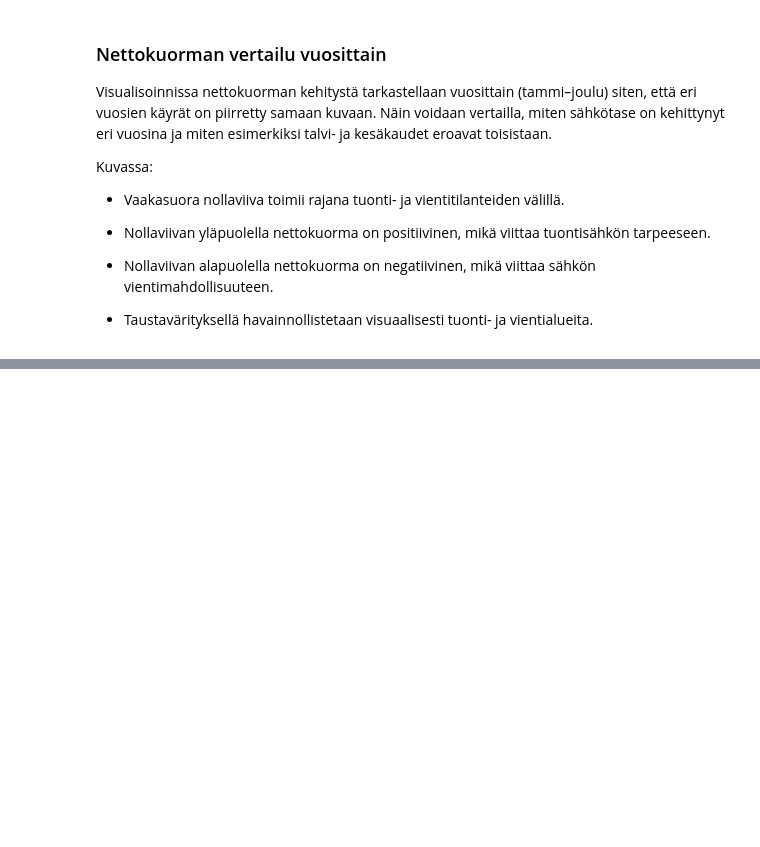
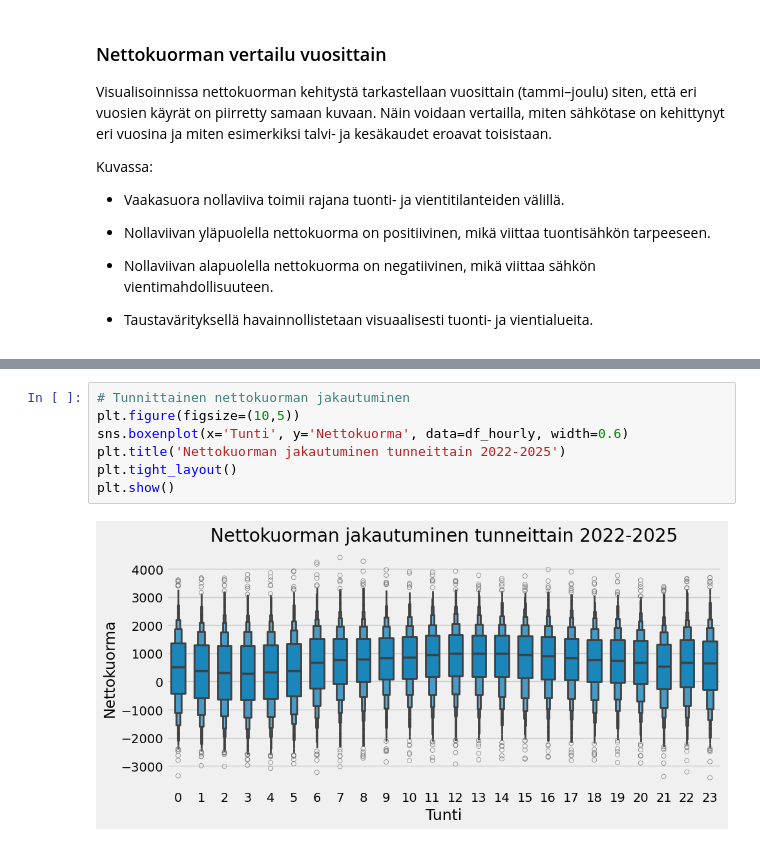
Before and after one commit to Santtulah/thesis, a Jupyter notebook: fingrid.ipynb, the cells around one changed output, grey strips where cells are left out. Drawn from its saved outputs; the diff is of its cells as text; blank space fills up the shorter version.

```diff
--- a/fingrid.ipynb
+++ b/fingrid.ipynb
@@ -423,0 +567,9 @@ Nettokuorman aikasarjasta voidaan havaita useita sähköjärjestelmälle tyypill
+# %%
+# Tunnittainen nettokuorman jakautuminen
+plt.figure(figsize=(10,5))
+sns.boxenplot(x='Tunti', y='Nettokuorma', data=df_hourly, width=0.6)
+plt.title('Nettokuorman jakautuminen tunneittain 2022-2025')
+plt.tight_layout()
+plt.show()
+# %% [output]
+[figure, added]
```
Also changed, not shown: parts of 14 cells of this notebook, 1 other file.
